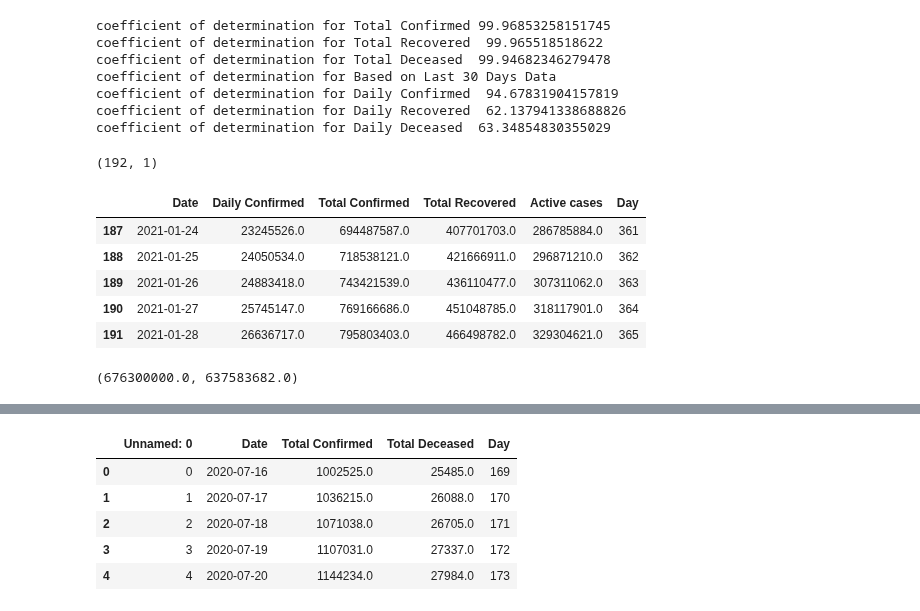
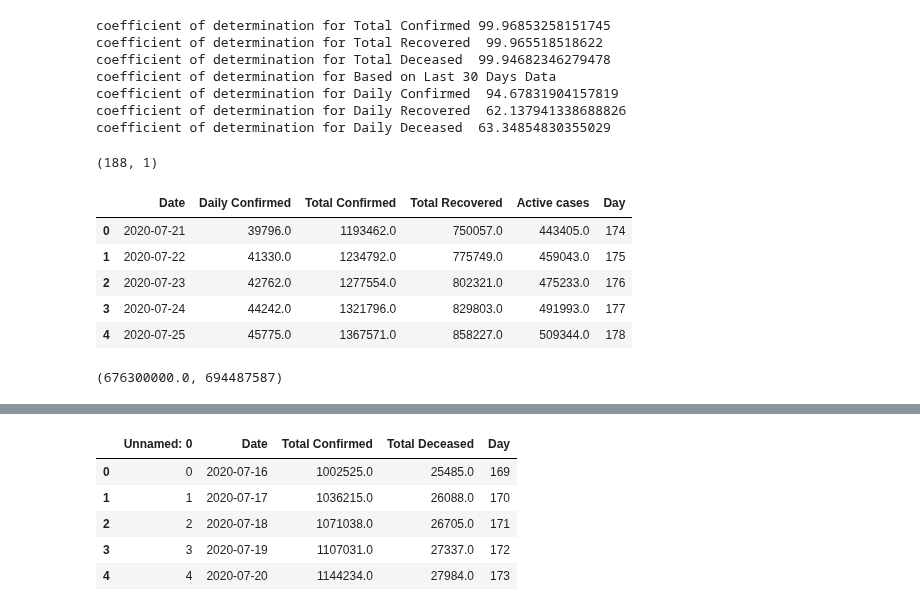
Before and after one commit to skbhere/COVID-19-Case-Forecasting, a Jupyter notebook: 00_India_prediction.ipynb, the cells around one changed output, grey strips where cells are left out. Cells and saved outputs as stored; diff of their text form; code cells hidden in the pictures.

```diff
--- a/00_India_prediction.ipynb
+++ b/00_India_prediction.ipynb
@@ -114,7 +114,7 @@ coefficient of determination for Daily Confirmed  94.67831904157819
 coefficient of determination for Daily Recovered  62.137941338688826
 coefficient of determination for Daily Deceased  63.34854830355029
 # %%
-drange = 192
+drange = 188
 start =len(df) +1
 dval = np.arange(start,start+drange,1)
 dval= np.array(dval)
@@ -157,20 +157,20 @@ dict = {
        }
 final = pd.DataFrame(dict)
 # %% [output]
-(192, 1)
+(188, 1)
 # %%
-final.tail(5)
+final.head(5)
 # %% [output]
 |  | Date | Daily Confirmed | Total Confirmed | Total Recovered | Active cases | Day |
-| 187 | 2021-01-24 | 23245526.0 | 694487587.0 | 407701703.0 | 286785884.0 | 361 |
-| 188 | 2021-01-25 | 24050534.0 | 718538121.0 | 421666911.0 | 296871210.0 | 362 |
-| 189 | 2021-01-26 | 24883418.0 | 743421539.0 | 436110477.0 | 307311062.0 | 363 |
-| 190 | 2021-01-27 | 25745147.0 | 769166686.0 | 451048785.0 | 318117901.0 | 364 |
-| 191 | 2021-01-28 | 26636717.0 | 795803403.0 | 466498782.0 | 329304621.0 | 365 |
+| 0 | 2020-07-21 | 39796.0 | 1193462.0 | 750057.0 | 443405.0 | 174 |
+| 1 | 2020-07-22 | 41330.0 | 1234792.0 | 775749.0 | 459043.0 | 175 |
+| 2 | 2020-07-23 | 42762.0 | 1277554.0 | 802321.0 | 475233.0 | 176 |
+| 3 | 2020-07-24 | 44242.0 | 1321796.0 | 829803.0 | 491993.0 | 177 |
+| 4 | 2020-07-25 | 45775.0 | 1367571.0 | 858227.0 | 509344.0 | 178 |
 # %%
-1352600000/2 , final['Total Confirmed'][len(final)-1]
+1352600000/2 ,int(final['Total Confirmed'][len(final)-1])
 # %% [output]
-(676300000.0, 637583682.0)
+(676300000.0, 694487587)
 # %%
 %matplotlib inline
 import matplotlib.pyplot as plt
```
Also changed, not shown: parts of 2 cells of this notebook.
